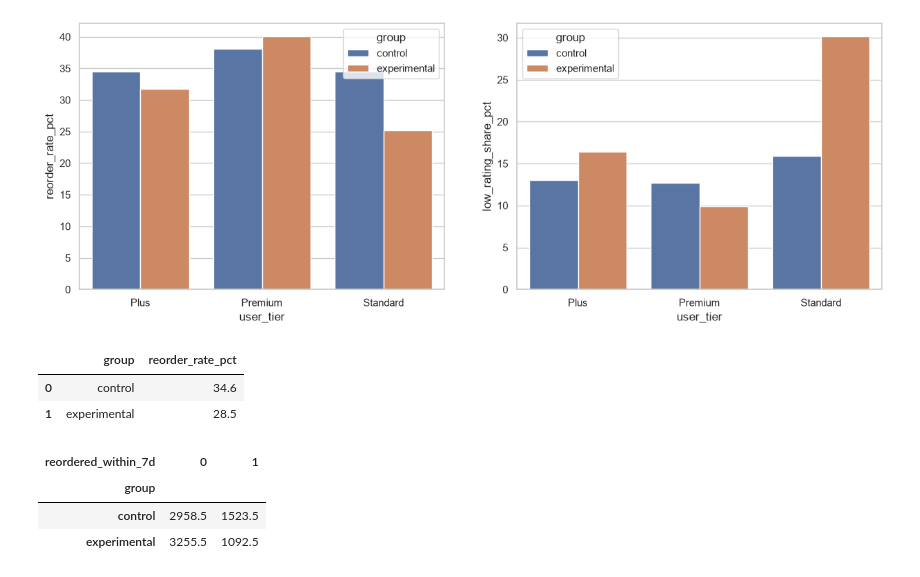
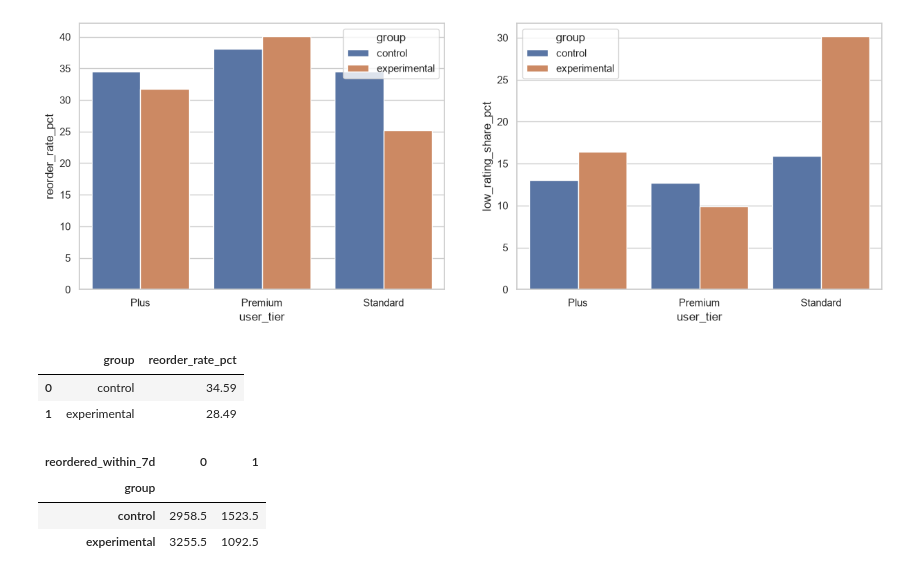
Before and after one commit to axiom-stat/Bootstrap-a-b-test, a Jupyter notebook: marketplace_ab_test_project.ipynb, the cells around one changed output. Saved outputs shown, nothing was run; the diff lists cells and outputs as text; code cells hidden in the pictures.

```diff
--- a/marketplace_ab_test_project.ipynb
+++ b/marketplace_ab_test_project.ipynb
@@ -225,11 +225,11 @@ sns.barplot(data=df_grouped, x="user_tier", y="low_rating_share_pct", hue="group
 # %%
 df_clean.groupby("group", as_index=False).agg(
     reorder_rate_pct=("reordered_within_7d", lambda x: x.mean() * 100)
-)
+).round(2)
 # %% [output]
 |  | group | reorder_rate_pct |
-| 0 | control | 34.6 |
-| 1 | experimental | 28.5 |
+| 0 | control | 34.59 |
+| 1 | experimental | 28.49 |
 # %%
 df_standard = df_clean.query("user_tier == 'Standard'")
 chi2_res = pg.chi2_independence(df_standard, x="group", y="reordered_within_7d")
```
Also changed, not shown: parts of 14 cells of this notebook, 2 other files.
